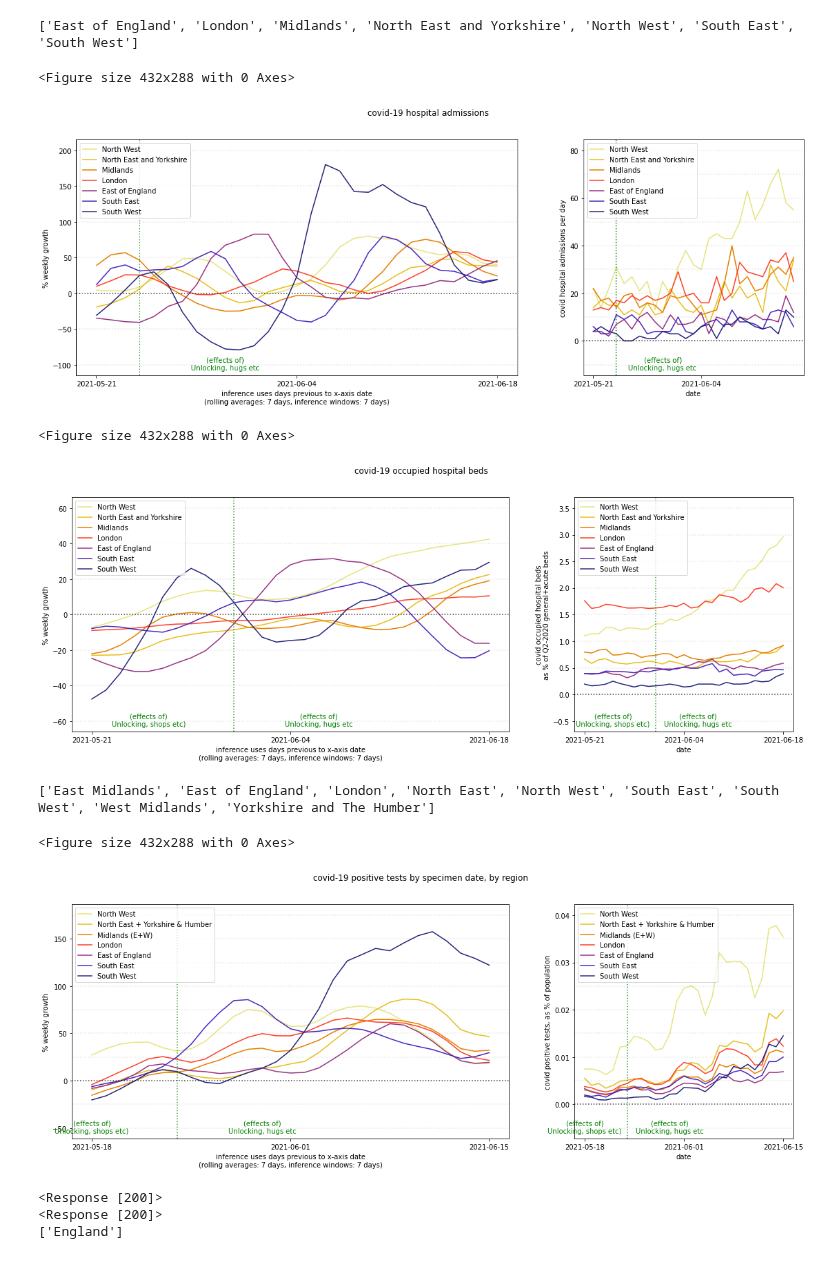
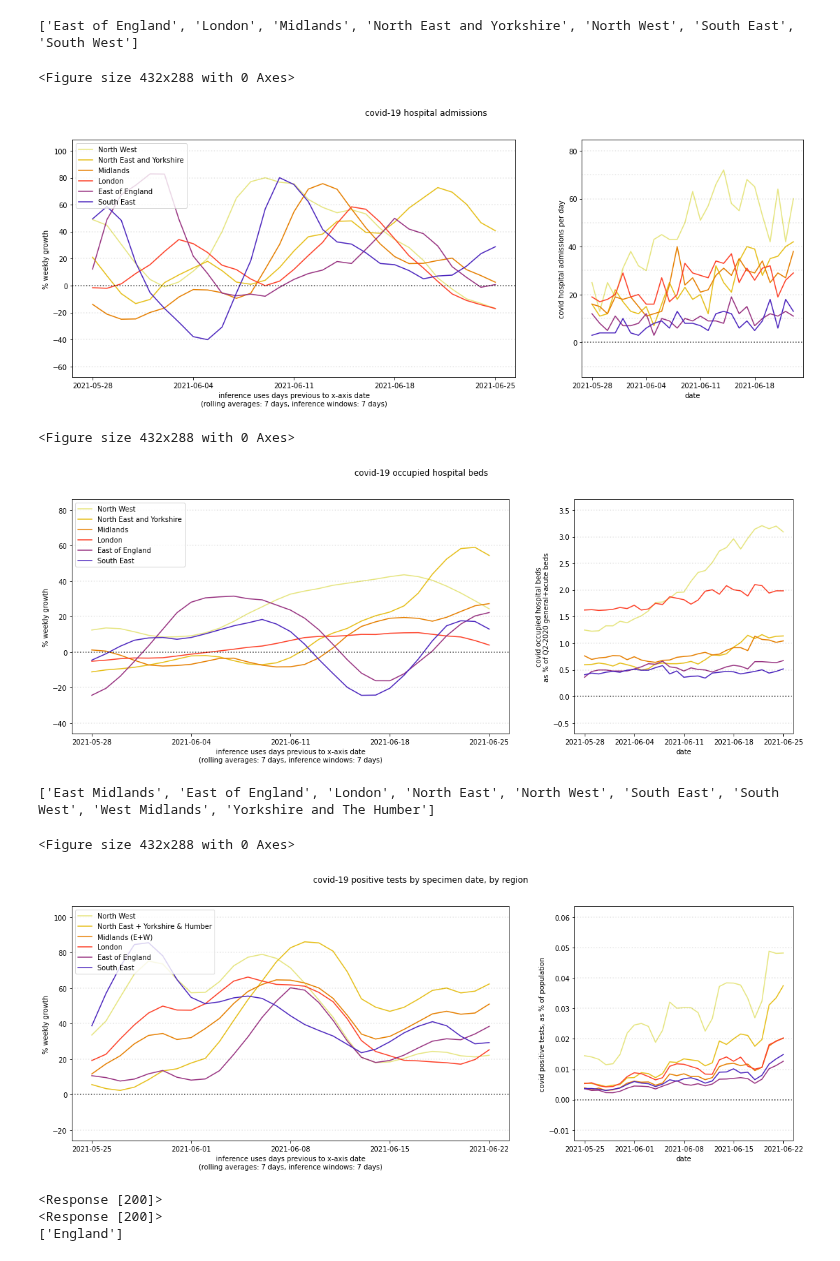
Before and after one commit to nicfreeman1209/covid-19, a Jupyter notebook: log-linear/Log-Linear.ipynb, the cells around one changed output. Cells and saved outputs as stored; diff of their text form; code cells hidden in the pictures.

```diff
--- a/log-linear/Log-Linear.ipynb
+++ b/log-linear/Log-Linear.ipynb
@@ -68,8 +68,8 @@ def plot_rates_over_time(title, x_dates, y_dict, ylabel, dividers, divider_offse
     fig, axes = plt.subplots(1,2, figsize=(15*m,5*m), gridspec_kw={'width_ratios':[2,1]})
     fig.suptitle(title)
     ax0,ax1 = axes
-    ax0.xaxis.set_major_locator(MultipleLocator(14))
-    ax1.xaxis.set_major_locator(MultipleLocator(14))
+    ax0.xaxis.set_major_locator(MultipleLocator(7))
+    ax1.xaxis.set_major_locator(MultipleLocator(7))
 
     x = x_dates[-n_prev_days:]
 
@@ -99,7 +99,7 @@ def plot_rates_over_time(title, x_dates, y_dict, ylabel, dividers, divider_offse
         ax0.plot(x, y, label=y_name)
         ax0.set_ylabel("% weekly growth")
         ax0.set_xlabel("inference uses days previous to x-axis date\n(rolling averages: %d days, inference windows: %d days)" % ( n_avg_window, n_inf_window))
-    #ax0.set_ylim(-25,75)
+    #ax0.set_ylim(-50,100)
 
     # decoration
     ax0.axhline(0, color='black', linestyle='dotted', alpha=0.7)
@@ -108,8 +108,7 @@ def plot_rates_over_time(title, x_dates, y_dict, ylabel, dividers, divider_offse
         ax0.axhline(y, color='black', linestyle='dotted', alpha=0.1)
     for y in ax1.get_yticks():
         ax1.axhline(y, color='black', linestyle='dotted', alpha=0.1)
-    for ax in axes:
-        ax.legend(loc="upper left")
+    ax0.legend(loc="upper left")
 
     divider_lines = set([x['start'] for x in dividers.values()] + [x['end'] for x in dividers.values()])
     offset = datetime.timedelta(days=divider_offset)
@@ -157,6 +156,7 @@ dividers = {
     '(effects of)\nUnlocking, hugs etc' : {'start':'2021-05-17', 'end':'2021-06-21'},
     '(effects of)\nUnlocked' : {'start':'2021-06-21', 'end':'2021-12-21'},
 }
+dividers = {}
 # https://www.gov.uk/government/publications/covid-19-response-spring-2021/covid-19-response-spring-2021-summary#step-1---8-and-29-march
 # %%
 # HOSPITAL OCCUPANCY - fetch
@@ -193,7 +193,7 @@ print(nhsRegions)
 # %%
 # HOSPITAL STUFF - plot_rates_over_time
 
-nhsRegionOrder = ['North West', 'North East and Yorkshire', 'Midlands', 'London', 'East of England', 'South East', 'South West']
+nhsRegionOrder = ['North West', 'North East and Yorkshire', 'Midlands', 'London', 'East of England', 'South East',]# 'South West']
 gen_acute_beds = {
     "London" : 14417,
     "South West" : 9261,
@@ -204,7 +204,7 @@ gen_acute_beds = {
     "North East and Yorkshire" : 16104,
 }
 
-sns.set_palette("CMRmap_r",len(nhsRegionOrder))
+sns.set_palette("CMRmap_r",len(gen_acute_beds))
 x_dates = sorted(list(set(hosp_df.date.to_list())))
 
 n_prev_days = 1 + 7*4
@@ -238,9 +238,9 @@ for nhsRegion in nhsRegionOrder:
 plot_rates_over_time(title, x_dates, y_dict, ylabel, dividers, divider_offset, n_avg_window, n_inf_window, n_prev_days)
 # %% [output]
 <Figure size 432x288 with 0 Axes>
-[figure, old version]
+[figure, new version]
 <Figure size 432x288 with 0 Axes>
-[figure, old version]
+[figure, new version]
 # %%
 # POSITIVE TESTS - fetch
 
@@ -284,7 +284,7 @@ for region in testRegions:
     #print(region, int(l))
     testRegionPop[region] = int(l)
 # %%
-testRegionOrder = ['North West', 'North East + Yorkshire & Humber', 'Midlands (E+W)', 'London', 'East of England', 'South East', 'South West']
+testRegionOrder = ['North West', 'North East + Yorkshire & Humber', 'Midlands (E+W)', 'London', 'East of England', 'South East',]# 'South West']
 popn = {
     "Midlands (E+W)" : 4835902 + 5934009,
     "East of England" : 6236116,
@@ -295,37 +295,37 @@ popn = {
     "South West" : 5624775,
 }
 
-sns.set_palette("CMRmap_r",len(testRegionOrder))
+sns.set_palette("CMRmap_r",len(popn))
 
 n_prev_days = 1 + 7*4
 n_avg_window = 7
 n_inf_window = 7
 n_clip_recent = 2
 
 x_dates = sorted(list(set(tests_df.date.to_list())))
 x_dates = x_dates[:len(x_dates)-n_clip_recent-1]
 
 title = "covid-19 positive tests by specimen date, by region"
 ylabel = "covid positive tests, as % of population"
 divider_offset = 7
 
 _y_dict = {}
 for region in testRegions:
     _y_dict[region] = np.array(tests_df[tests_df.areaName==region].newCasesBySpecimenDate.to_list())
 
 y_dict = {}
 for region in testRegions:
     _y_dict[region] = _y_dict[region][:-n_clip_recent]
 _y_dict['Midlands (E+W)'] = _y_dict['East Midlands'][-150:] + _y_dict['West Midlands'][-150:] # diff lengths, hack
 _y_dict['North East + Yorkshire & Humber'] = _y_dict['North East'][-150:] + _y_dict['Yorkshire and The Humber'][-150:] # diff lengths, hack
 
 for region in testRegionOrder:
     y_dict[region] = _y_dict[region] / popn[region] * 100
 
 plot_rates_over_time(title, x_dates, y_dict, ylabel, dividers, divider_offset, n_avg_window, n_inf_window, n_prev_days)
 # %% [output]
 <Figure size 432x288 with 0 Axes>
-[figure, old version]
+[figure, new version]
 # %%
 # POSITIVE TESTS AGE DEMOGRAPHICS - fetch
 #url = "https://api.coronavirus.data.gov.uk/v2/data?areaType=nation&areaCode=E92000001&metric=newCasesBySpecimenDateAgeDemographics&format=json"
```
Also changed, not shown: parts of 2 cells of this notebook, 3 other files.
